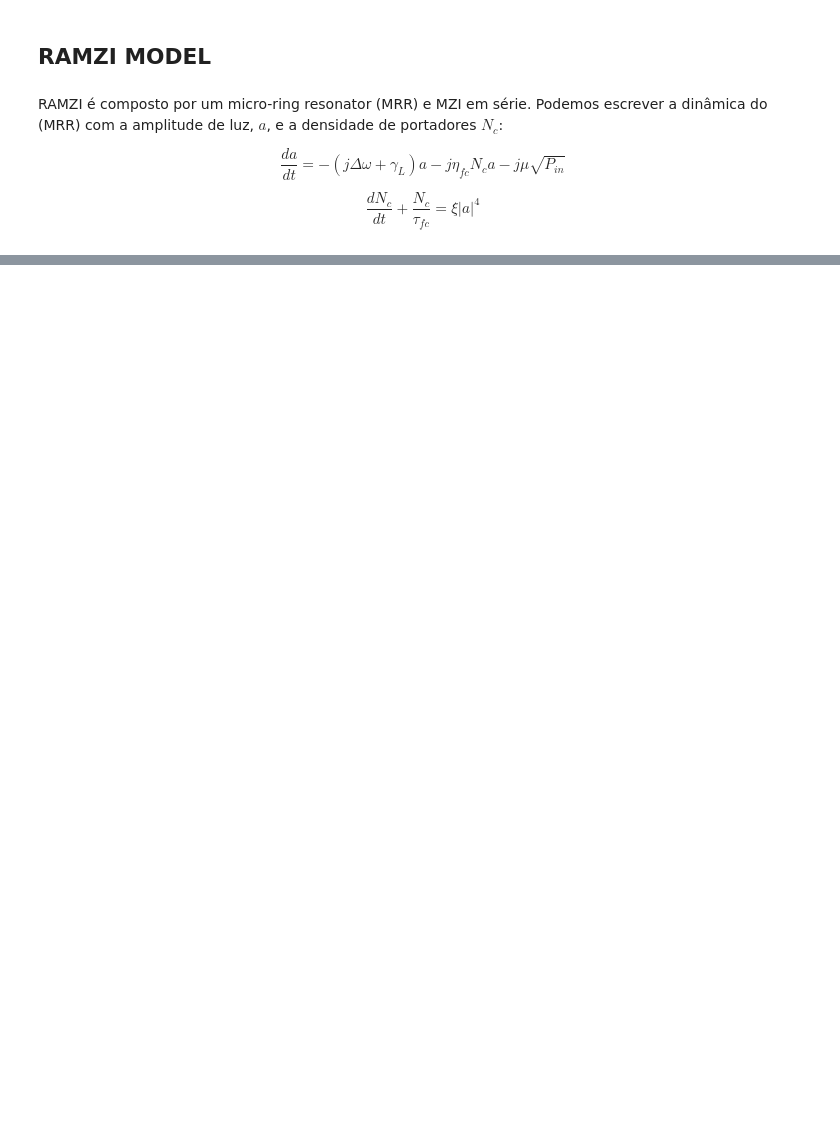
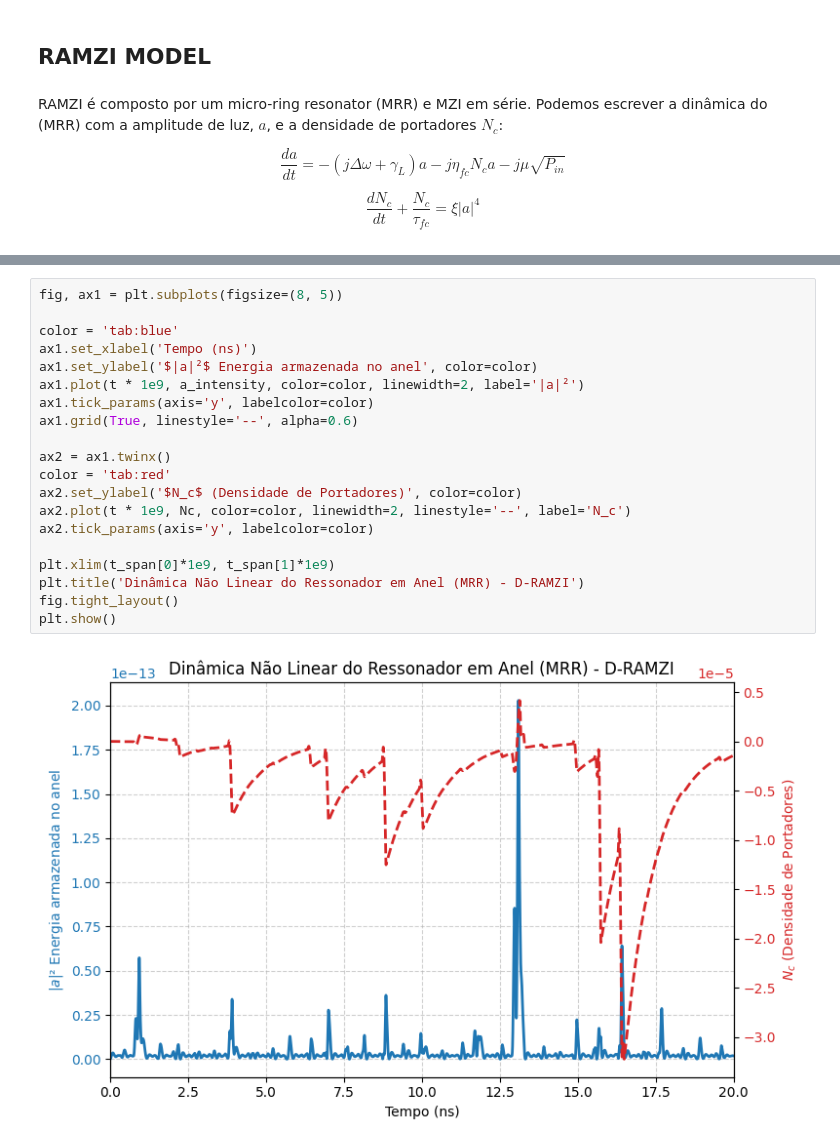
Before and after one commit to EriCand-Ss/TCC, a Jupyter notebook: Paper algorithm/calculation.ipynb, the cells around one changed output, grey strips where cells are left out. Drawn from its saved outputs; the diff is of its cells as text; blank space fills up the shorter version.

```diff
--- a/Paper algorithm/calculation.ipynb
+++ b/Paper algorithm/calculation.ipynb
@@ -115,0 +70,22 @@ plt.show()
+# %%
+fig, ax1 = plt.subplots(figsize=(8, 5))
+
+color = 'tab:blue'
+ax1.set_xlabel('Tempo (ns)')
+ax1.set_ylabel('$|a|²$ Energia armazenada no anel', color=color)
+ax1.plot(t * 1e9, a_intensity, color=color, linewidth=2, label='|a|²')
+ax1.tick_params(axis='y', labelcolor=color)
+ax1.grid(True, linestyle='--', alpha=0.6)
+
+ax2 = ax1.twinx()
+color = 'tab:red'
+ax2.set_ylabel('$N_c$ (Densidade de Portadores)', color=color)
+ax2.plot(t * 1e9, Nc, color=color, linewidth=2, linestyle='--', label='N_c')
+ax2.tick_params(axis='y', labelcolor=color)
+
+plt.xlim(t_span[0]*1e9, t_span[1]*1e9)
+plt.title('Dinâmica Não Linear do Ressonador em Anel (MRR) - D-RAMZI')
+fig.tight_layout()
+plt.show()
+# %% [output]
+[figure, added]
```
Also changed, not shown: parts of 17 cells of this notebook.
